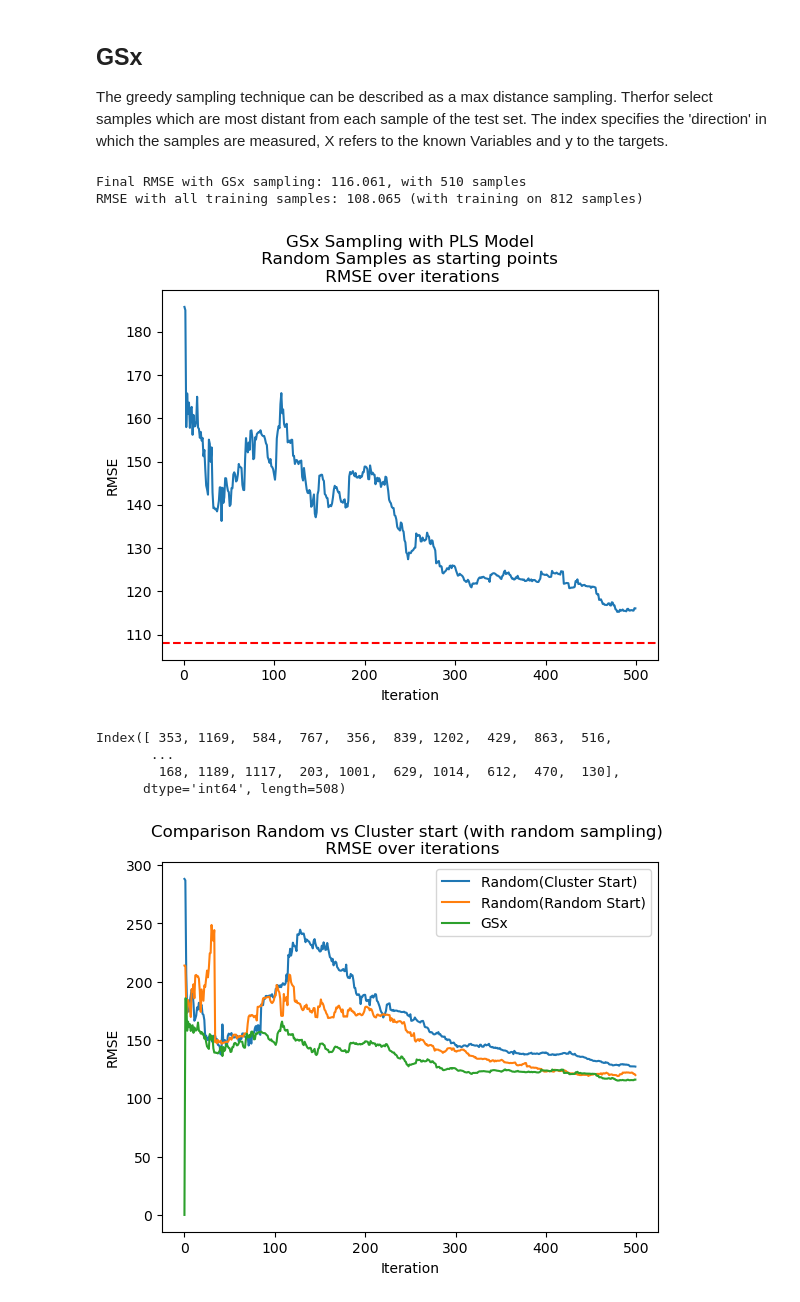
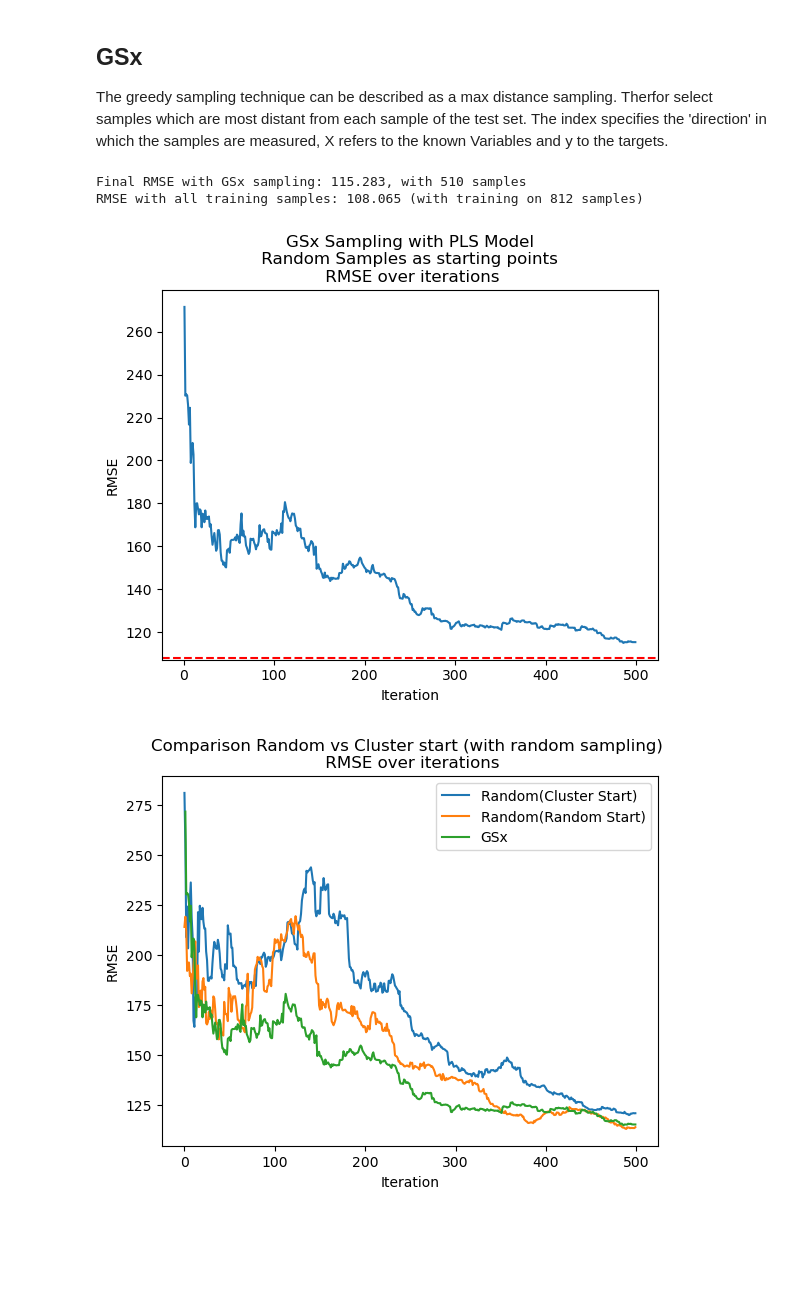
Before and after one commit to thegitrogmonster/Zamberger_thesis_AL2024, a Jupyter notebook: 04_Active_Learning/04_active_learning.ipynb, the cells around one changed output. Drawn from its saved outputs; the diff is of its cells as text; code cells hidden in the pictures; blank space fills up the shorter version.

```diff
--- a/04_Active_Learning/04_active_learning.ipynb
+++ b/04_Active_Learning/04_active_learning.ipynb
@@ -885,7 +906,15 @@ The greedy sampling technique can be described as a max distance sampling. Therf
 # Number of iterations of active learning
 n_iterations = 500
 
-def pls_gsx(X_train, y_train, params_pls, n_iterations = None, n_samples_per_it = None, init_sample_size = None):
+
+def pls_gsx(
+    X_train,
+    y_train,
+    params_pls,
+    n_iterations=None,
+    n_samples_per_it=None,
+    init_sample_size=None,
+):
     """
     Function to perform PLS regression with GSx as selection criterion
     TODO
@@ -905,11 +934,11 @@ def pls_gsx(X_train, y_train, params_pls, n_iterations = None, n_samples_per_it
     pls = PLSRegression(**params_pls)
 
     # Define the Output
-        # RMSE for each iteration
-        # Index of the sample selected (in each iteration)
+    # RMSE for each iteration
+    # Index of the sample selected (in each iteration)
     rmse_sampling = np.zeros(n_iterations)
     samples_selected = np.zeros(n_iterations)
-    #initialize the learned set as a empty dataframe
+    # initialize the learned set as a empty dataframe
     X_Learned = pd.DataFrame()
     y_Learned = pd.Series()
     # add initial samples to the learned set (random)
@@ -921,7 +950,7 @@ def pls_gsx(X_train, y_train, params_pls, n_iterations = None, n_samples_per_it
         y_Learned = pd.concat([y_Learned, y_new], ignore_index=True)
         X_Pool = X_Pool.drop(index=random_sample_index)
         y_Pool = y_Pool.drop(index=random_sample_index)
-    assert all (y_Learned.index == X_Learned.index)
+    assert all(y_Learned.index == X_Learned.index)
 
     # Active Learning Loop
     for it in range(n_iterations):
@@ -929,18 +958,22 @@ def pls_gsx(X_train, y_train, params_pls, n_iterations = None, n_samples_per_it
         # select the sample from X_Pool, where the euclidean distance to the samples in X_Pool is the largest
         # this is done by calculating the euclidean distance between the samples in X_Pool and the samples in X_Learned
         # the sample with the largest distance is selected
-        distances = euclidean_distances(X_Pool, X_Learned) # distances : ndarray of shape (n_samples_X, n_samples_Y)
-        distances_df = pd.DataFrame(distances, index=X_Pool.index, columns=X_Learned.index)
+        distances = euclidean_distances(
+            X_Pool, X_Learned
+        )  # distances : ndarray of shape (n_samples_X, n_samples_Y)
+        distances_df = pd.DataFrame(
+            distances, index=X_Pool.index, columns=X_Learned.index
+        )
         # select the sample with the largest distance
-        sample_id = distances_df.sum(axis = 1).idxmax()
+        sample_id = distances_df.sum(axis=1).idxmax()
         samples_selected[it] = sample_id
-        #retrieve the sample from the pool
+        # retrieve the sample from the pool
         x_new = X_Pool.loc[[sample_id]]
         y_new = y_Pool.loc[[sample_id]]
 
         # add the sample to the learned set
-        X_Learned = pd.concat([X_Learned, x_new],ignore_index=True)
-        y_Learned = pd.concat([y_Learned, y_new],ignore_index=True)
+        X_Learned = pd.concat([X_Learned, x_new], ignore_index=True)
+        y_Learned = pd.concat([y_Learned, y_new], ignore_index=True)
         # remove the sample from the pool
         X_Pool = X_Pool.drop(index=sample_id)
         y_Pool = y_Pool.drop(index=sample_id)
@@ -966,7 +999,9 @@ def pls_gsx(X_train, y_train, params_pls, n_iterations = None, n_samples_per_it
     pls.fit(X_train, y_train)
     y_pred = pls.predict(X_test)
     rmse_full = rmse_func(y_test, y_pred)
-    print(f"RMSE with all training samples: {round(rmse_full, 3)} (with training on {len(y_train)} samples)")
+    print(
+        f"RMSE with all training samples: {round(rmse_full, 3)} (with training on {len(y_train)} samples)"
+    )
 
     # plot the rmse over the iterations
     plt.plot(range(n_iterations)[1:], rmse_sampling[1:])
@@ -980,35 +1015,25 @@ def pls_gsx(X_train, y_train, params_pls, n_iterations = None, n_samples_per_it
     plt.show()
     return gsx_rmse_sampling
 
-gsx_rmse_sampling = pls_gsx(X_Pool, y_Pool, params_pls = params_pls, n_iterations = 500)
+
+gsx_rmse_sampling = pls_gsx(X_Pool, y_Pool, params_pls=params_pls, n_iterations=500)
 # %% [output]
-Final RMSE with GSx sampling: 116.061, with 510 samples
+Final RMSE with GSx sampling: 115.283, with 510 samples
 RMSE with all training samples: 108.065 (with training on 812 samples)
-[figure, old version]
+[figure, new version]
-# %%
-random_sample_index = np.random.choice(X_Pool.index)
-x_new = X_Pool.loc[[random_sample_index]]
-X_Learned.index
-# random_sample_index
-# y_Pool.loc[[random_sample_index]]
-# %% [output]
-Index([ 353, 1169,  584,  767,  356,  839, 1202,  429,  863,  516,
-       ...
-        168, 1189, 1117,  203, 1001,  629, 1014,  612,  470,  130],
-      dtype='int64', length=508)
 # %%
 # Compare random sampling with GSx sampling
 
 # plot the rmse over the iterations
 plt.plot(range(n_iterations), rmse_sampling_cluster_start)
 plt.plot(range(n_iterations), rmse_sampling_random_start)
-plt.plot(range(n_iterations), gsx_rmse_sampling)
+plt.plot(range(n_iterations)[1:], gsx_rmse_sampling[1:])
 plt.title(
     "Comparison Random vs Cluster start (with random sampling) \n RMSE over iterations"
 )
 plt.legend(["Random(Cluster Start)", "Random(Random Start)", "GSx"])
 plt.xlabel("Iteration")
 plt.ylabel("RMSE")
 plt.show()
 # %% [output]
-[figure, old version]
+[figure, new version]
```
Also changed, not shown: parts of 25 cells of this notebook, 1 other file.
